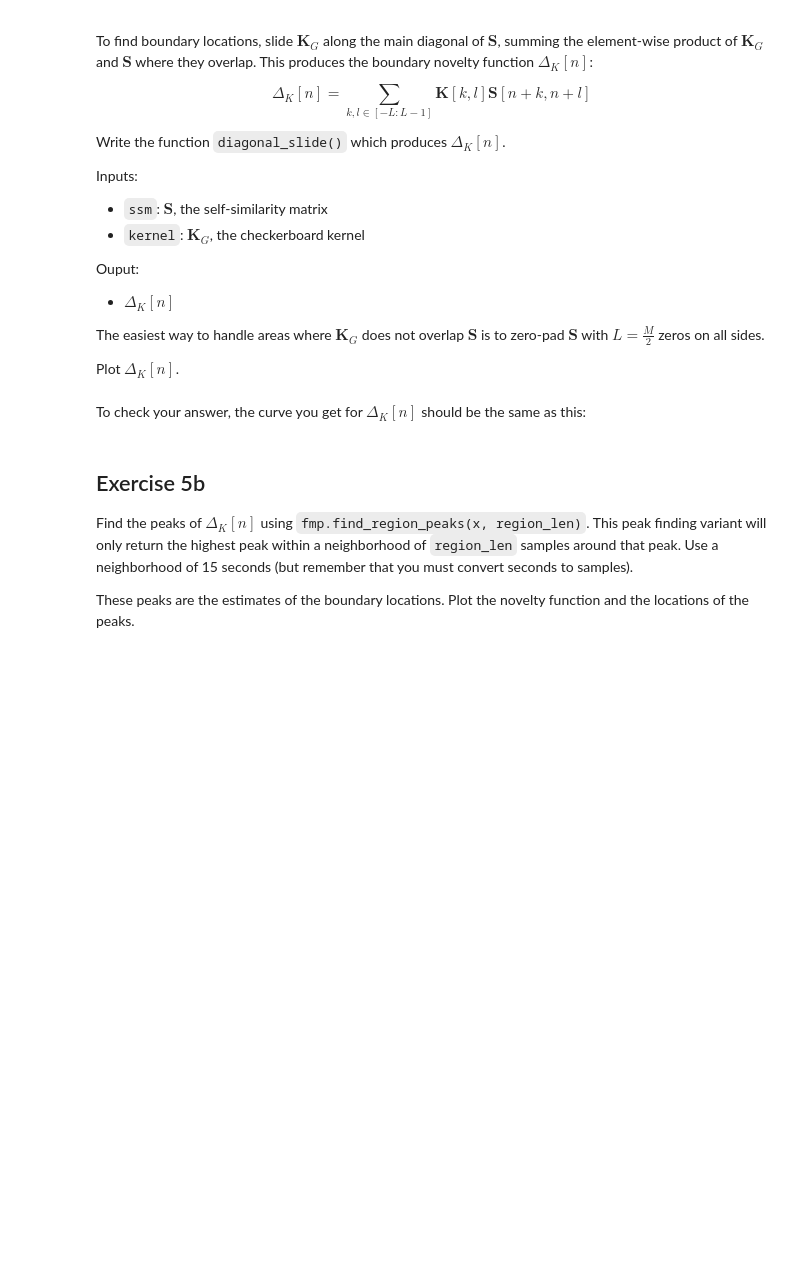
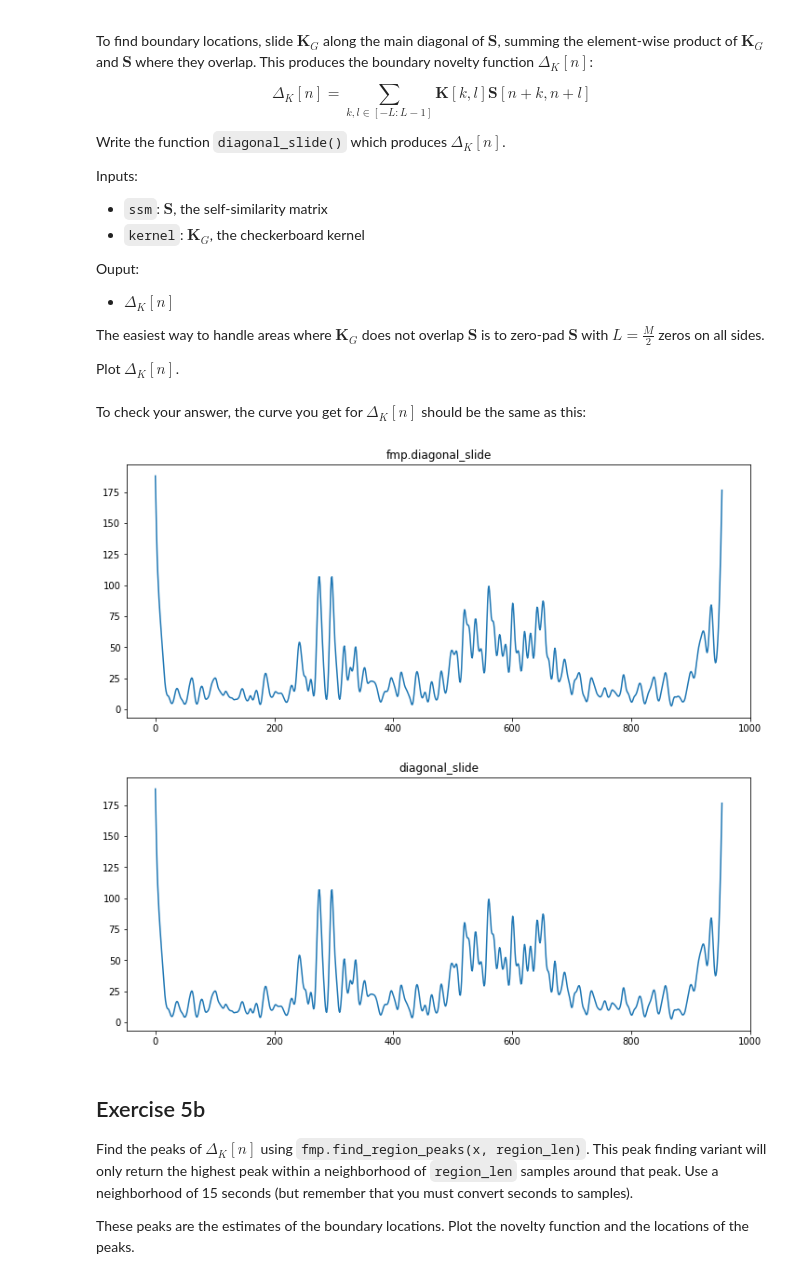
Before and after one commit to jmftrindade/digital_music_processing, a Jupyter notebook: 7_struct/lab7.ipynb, the cells around one changed output. Cells and saved outputs as stored; diff of their text form; code cells hidden in the pictures; blank space fills up the shorter version.

```diff
--- a/7_struct/lab7.ipynb
+++ b/7_struct/lab7.ipynb
@@ -144,8 +198,27 @@ def diagonal_slide(ssm, kernel):
+# %%
+def diagonal_slide(ssm, kernel):
+    M = kernel.shape[0]
+    m = np.pad(ssm, M // 2)
+    nov = np.zeros(ssm.shape[0])
+
+    for n in range(ssm.shape[0]):
+        nov[n] = np.sum(kernel * m[n:n+M,n:n+M])
+
+    return nov
 # %% [markdown]
 To check your answer, the curve you get for $\Delta_K[n]$ should be the same as this:
 # %%
 plt.plot(fmp.diagonal_slide(ssm, fmp.make_checkerboard(40, True, False)))
+plt.title('fmp.diagonal_slide')
 plt.show()
+
+nov = diagonal_slide(ssm, cb)
+plt.plot(nov)
+plt.title('diagonal_slide')
+plt.show()
+# %% [output]
+[figure, added]
+[figure, added]
 # %% [markdown]
 ## Exercise 5b
 
```
Also changed, not shown: parts of 17 cells of this notebook, 3 other files.
